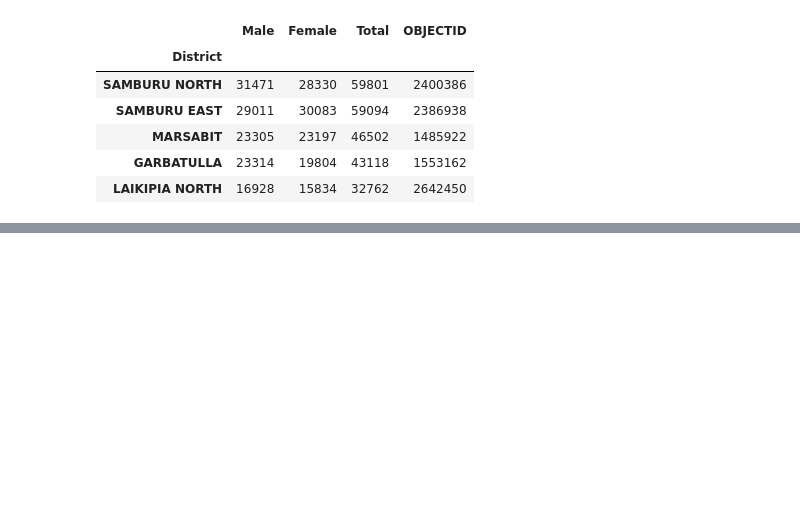
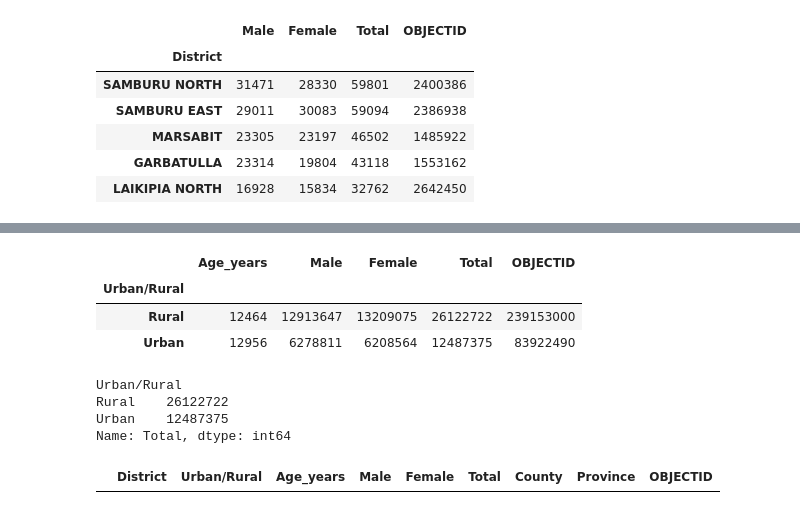
Before and after one commit to kanjaq/Pandas_Assignment2, a Jupyter notebook: Pandas_Assignment2.ipynb, the cells around one changed output, grey strips where cells are left out. Cells and saved outputs as stored; diff of their text form; code cells hidden in the pictures; blank space fills up the shorter version.

```diff
--- a/Pandas_Assignment2.ipynb
+++ b/Pandas_Assignment2.ipynb
@@ -383,0 +432,21 @@ dtype('O')
+# %%
+# Challenge 15
+# What was the urban population in Kenya?
+df.groupby('Urban/Rural').sum()
+# %% [output]
+|  | Age_years | Male | Female | Total | OBJECTID |
+| Urban/Rural |  |  |  |  |  |
+| Rural | 12464 | 12913647 | 13209075 | 26122722 | 239153000 |
+| Urban | 12956 | 6278811 | 6208564 | 12487375 | 83922490 |
+# %%
+df.groupby('Urban/Rural')['Total'].sum()
+# %% [output]
+Urban/Rural
+Rural    26122722
+Urban    12487375
+Name: Total, dtype: int64
+# %%
+index_age = df[ (df['Age_years'] =='Age NS') & (df['Age_years'] =='80+')]
+index_age
+# %% [output]
+|  | District | Urban/Rural | Age_years | Male | Female | Total | County | Province | OBJECTID |
```
Also changed, not shown: parts of 18 cells of this notebook.
